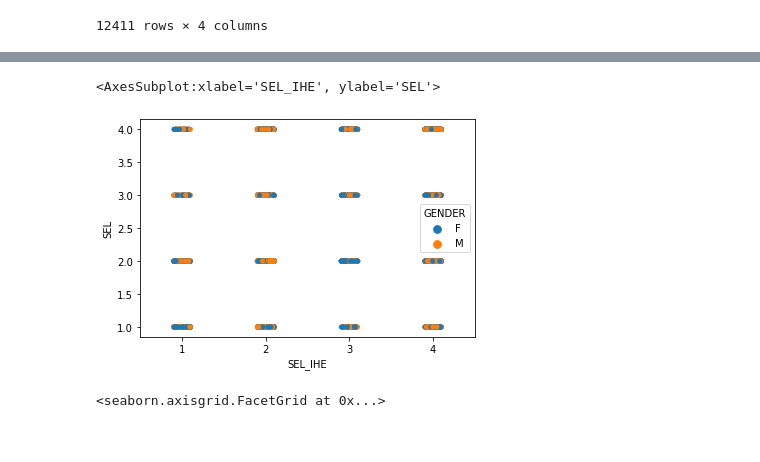
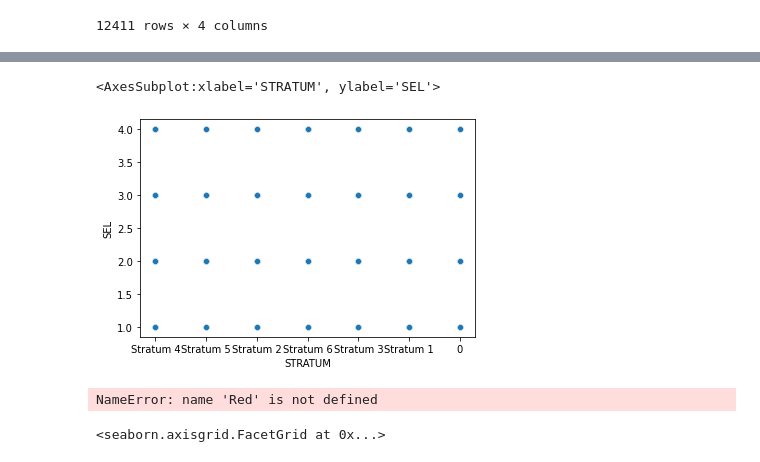
Before and after one commit to s183910/Bachelor_Gabi_Kat, a Jupyter notebook: Code/Basic_dists/Initial_distributions.ipynb, the cells around one changed output, grey strips where cells are left out. Cells and saved outputs as stored; diff of their text form; code cells hidden in the pictures.

```diff
--- a/Code/Basic_dists/Initial_distributions.ipynb
+++ b/Code/Basic_dists/Initial_distributions.ipynb
@@ -88,8 +84,48 @@ KeyboardInterrupt:
-# %%
-sns.stripplot(x="SEL_IHE", y="SEL", hue="GENDER", data=df)
-# %% [output]
-<AxesSubplot:xlabel='SEL_IHE', ylabel='SEL'>
-[figure, removed]
+# %%
+sns.scatterplot(df.STRATUM)
+# %% [output]
+<AxesSubplot:xlabel='STRATUM', ylabel='SEL'>
+[figure, added]
+# %%
+def barchart(
+    x,
+    y,
+    ylabel,
+    style="white",
+    rc_style=None,
+    context=None,
+    font_scale=None,
+    rc_context=None,
+):
+    with sns.axes_style(style=style, rc=rc_style), sns.plotting_context(
+        context=context, font_scale=font_scale, rc=rc_context
+    ):
+        ax = sns.barplot(x=x, y=y, ci=None, color=Palette)
+
+    num_decimals = ".1f"
+    if max(y) < 1:
+        num_decimals = ".2f"
+    for p in ax.patches:
+        ax.annotate(
+            format(p.get_height(), num_decimals),
+            (p.get_x() + p.get_width() / 2.0, p.get_height()),
+            ha="center",
+            va="center",
+            xytext=(0, 9),
+            textcoords="offset points",
+        )
+    ax.set_ylabel(ylabel)  # fixed size?
+    # plt.xlabel("", size=14)
+    # plt.xticks(rotation=-30, ha="left")
+    #     plt.title(f'{filename}', size=20)
+    ax.set(xlabel=None)
+    # ax.tick_params(labelsize=10)
+    sns.despine(bottom=True, left=True)
+
+    return ax
+barchart(df.MALE,df.FEMALE,'her')
+# %% [output]
+NameError: name 'Red' is not defined
 # %%
 sns.catplot(x="SEL", kind="count", palette="ch:.25", data=df)
 sns.catplot(x="SEL_IHE", kind="count", palette="ch:.25", data=df)
```
Also changed, not shown: parts of 10 cells of this notebook.
